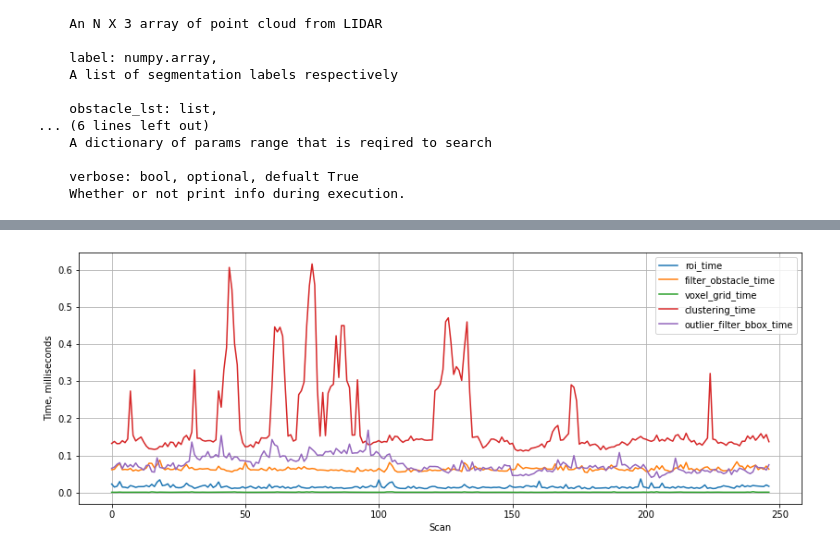
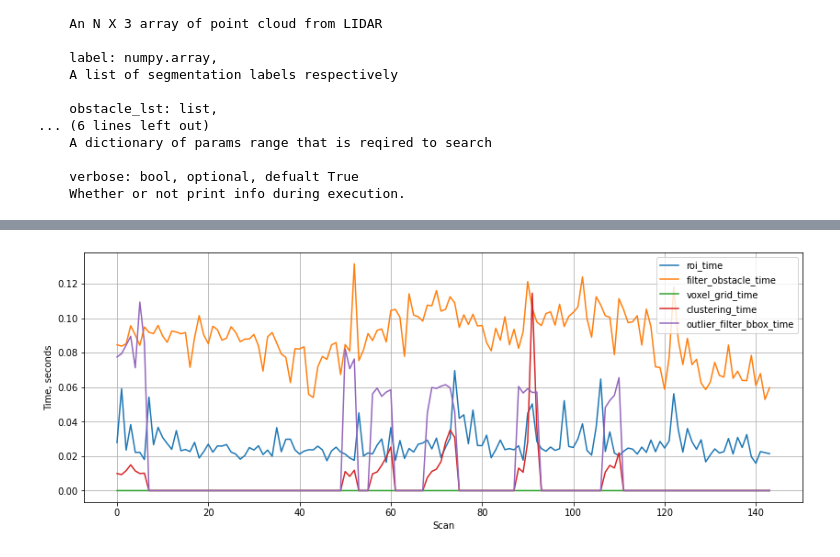
Before and after one commit to VirtualRoyalty/PointCloudSegmentation, a Jupyter notebook: obstacle-detection/examples/obstacle detection.ipynb, the cells around one changed output, grey strips where cells are left out. Saved outputs shown, nothing was run; the diff lists cells and outputs as text; code cells hidden in the pictures.

```diff
--- a/obstacle-detection/examples/obstacle detection.ipynb
+++ b/obstacle-detection/examples/obstacle detection.ipynb
@@ -243,11 +206,12 @@ Wall time: 17.9 µs
 # %%
 %%time
-params = {'x_voxels': 26, 'y_voxels': 30, 'z_voxels': 6,
+params = {'x_voxels': 26, 'y_voxels': 20, 'z_voxels': 6,
           'roi_x_min': 0, 'roi_x_max': 45,
           'roi_y_min': -14, 'roi_y_max': 14,
           'roi_z_min': -2, 'roi_z_max': 1,
-          'eps': 0.7, 'min_samples': 6, 'leaf_size': 120}
-clusters, cluster_data, time_exec= pipeline_optimized(scan, label, obstacle_lst, verbose=True,
+          'eps': 0.7, 'min_samples': 8, 'leaf_size': 300}
+
+clusters, cluster_data, time_exec = pipeline(scan, label, obstacle_lst, verbose=True,
                                     exec_time=True, **params)
 # %% [output]
 Execution time:
@@ -414,12 +333,10 @@ grid_search_optimization(scan, label, obstacle_lst, pipeline, params, verbose=Tr
 # %%
 from scripts import test
 test = imp.reload(test)
-range_params  = { 'x_voxels': [26], 'y_voxels': [30],
-                  'z_voxels': [6],
-                  'roi_x_min': [0], 'roi_x_max': [45],
+range_params  = { 'roi_x_min': [0], 'roi_x_max': [45],
                   'roi_y_min': [-14], 'roi_y_max': [14],
                   'roi_z_min': [-2], 'roi_z_max': [1],
-                  'eps': [0.07, 0.1, 0.2, 0.4, 0.6, 0.7, 1, 1.5], 'min_samples': [5, 10, 20, 50, 70, 100],
-                  'leaf_size': [10, 20, 50, 100, 200]}
-time_exec_lst = test.grid_search_optimization(scan, label, obstacle_lst, pipeline_optimized,
+                  'eps': [0.5, 0.55, 0.65, 0.7], 'min_samples': [4, 5, 6, 7, 8],
+                  'leaf_size': [75, 100, 120, 150, 200, 300]}
+time_exec_lst = test.grid_search_optimization(scan, label, obstacle_lst, pipeline,
                                               range_params, score=True, verbose=False)
@@ -455,6 +374,6 @@ for i, key in enumerate(sorted_exec_dct):
 # %%
 import glob
-seq = '00'
+seq = '01'
 scan_lst = sorted(glob.glob("../dataset/sequences/" + seq + "/velodyne/*.bin"))
 labels_lst = sorted(glob.glob("../dataset/sequences/" + seq + "/labels/*.label"))
 assert len(scan_lst) == len(labels_lst)
@@ -469,9 +386,9 @@ test = imp.reload(test)
 # %%
 %%time
 # n_scan = -1
-write_path = '../dataset/sequences/' + seq + '/clusters/'
-# write_path = None
+# write_path = '../dataset/sequences/' + seq + '/clusters/'
+write_path = None
 bbox_dct, exec_time_dct, stats = test.get_bbox_and_stat(scan_lst, labels_lst, obstacle_lst,
-                                                        pipeline_optimized, write_path=write_path,
-                                                        write_rotated=True, detailed=True, **params)
+                                                        pipeline, write_path=write_path,
+                                                        write_rotated=False, detailed=True, **params)
 # %% [output]
@@ -485,14 +402,14 @@ for step in steps:
 # %%
 plt.figure(figsize=(14,5))
 for i, step in enumerate(steps):
     plt.plot(steps_exec_time[i], label=step)
 plt.legend(loc='best')
 plt.xlabel('Scan')
-plt.ylabel('Time, milliseconds')
+plt.ylabel('Time, seconds')
 plt.grid()
 plt.show()
 # %% [output]
-[figure, old version]
+[figure, new version]
 # %%
 time_stat = list(exec_time_dct.values())
 print('Min process time {} s'.format(min(time_stat)))
```
Also changed, not shown: parts of 38 cells of this notebook, 5 other files.
